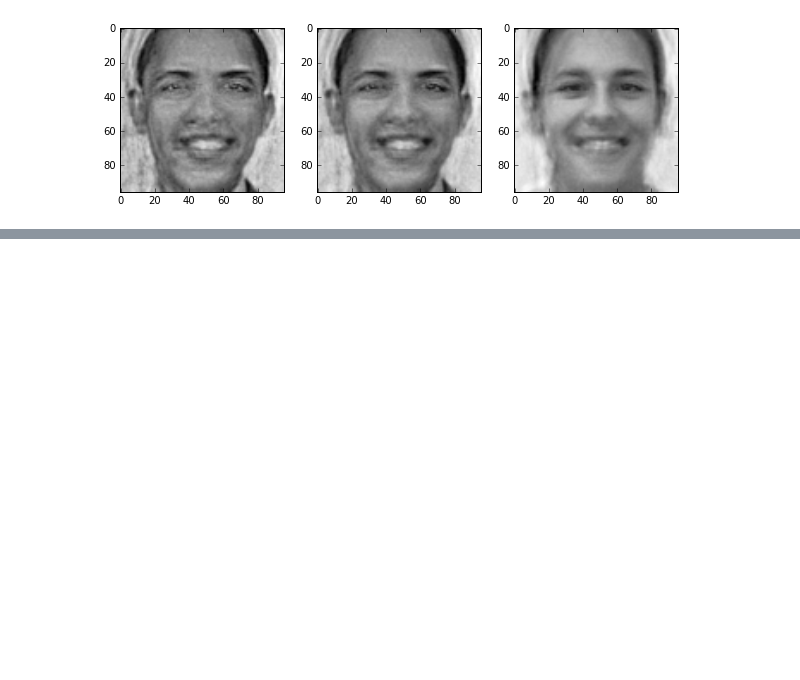
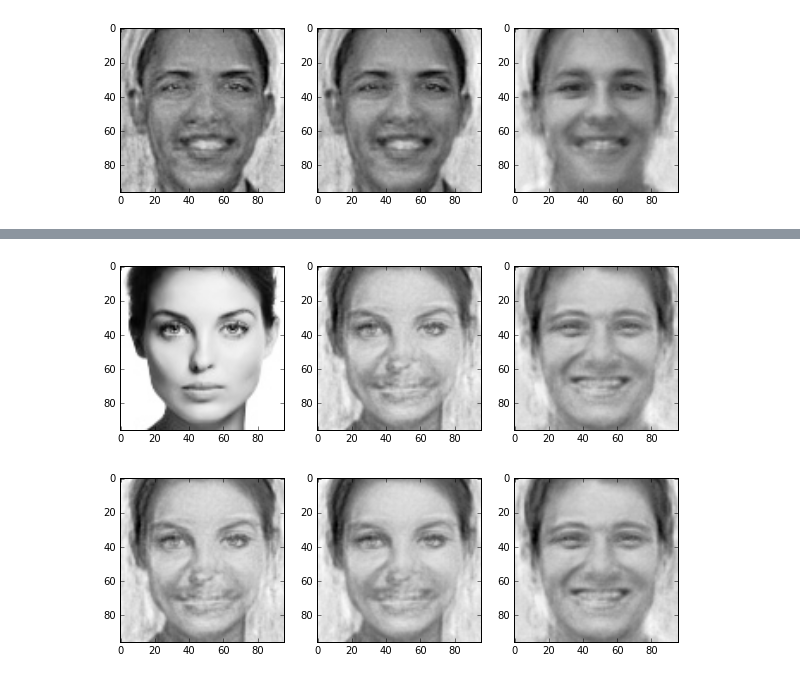
Before and after one commit to ehlemur-zz/BP, a Jupyter notebook: Structured Output Prediction (Faces).ipynb, the cells around one changed output, grey strips where cells are left out. Cells and saved outputs as stored; diff of their text form; code cells hidden in the pictures; blank space fills up the shorter version.

```diff
--- a/Structured Output Prediction (Faces).ipynb
+++ b/Structured Output Prediction (Faces).ipynb
@@ -364,0 +379,11 @@ lemur_util.plot_predictions(obama_1, obama_1*.7 + obama_2*.3, obama_2)
+# %%
+# https://i.ytimg.com/vi/TZiQK81Rjfw/maxresdefault.jpg
+some_woman = scipy.ndimage.imread('some_woman.jpeg', flatten=True).reshape(1, 9216) / 255
+some_woman_pca = some_woman.dot(V)
+some_woman_1 = normalize((lpl_twist.predict(some_woman_pca) + some_woman_pca).dot(V.T))
+some_woman_2 = normalize((pca_rbftl.predict(some_woman_pca)).dot(V.T))
+lemur_util.plot_predictions(some_woman, some_woman_1, some_woman_2)
+lemur_util.plot_predictions(some_woman_1, some_woman_1*.7 + some_woman_2*.3, some_woman_2)
+# %% [output]
+[figure, added]
+[figure, added]
```
Also changed, not shown: parts of 3 cells of this notebook, 2 other files.
